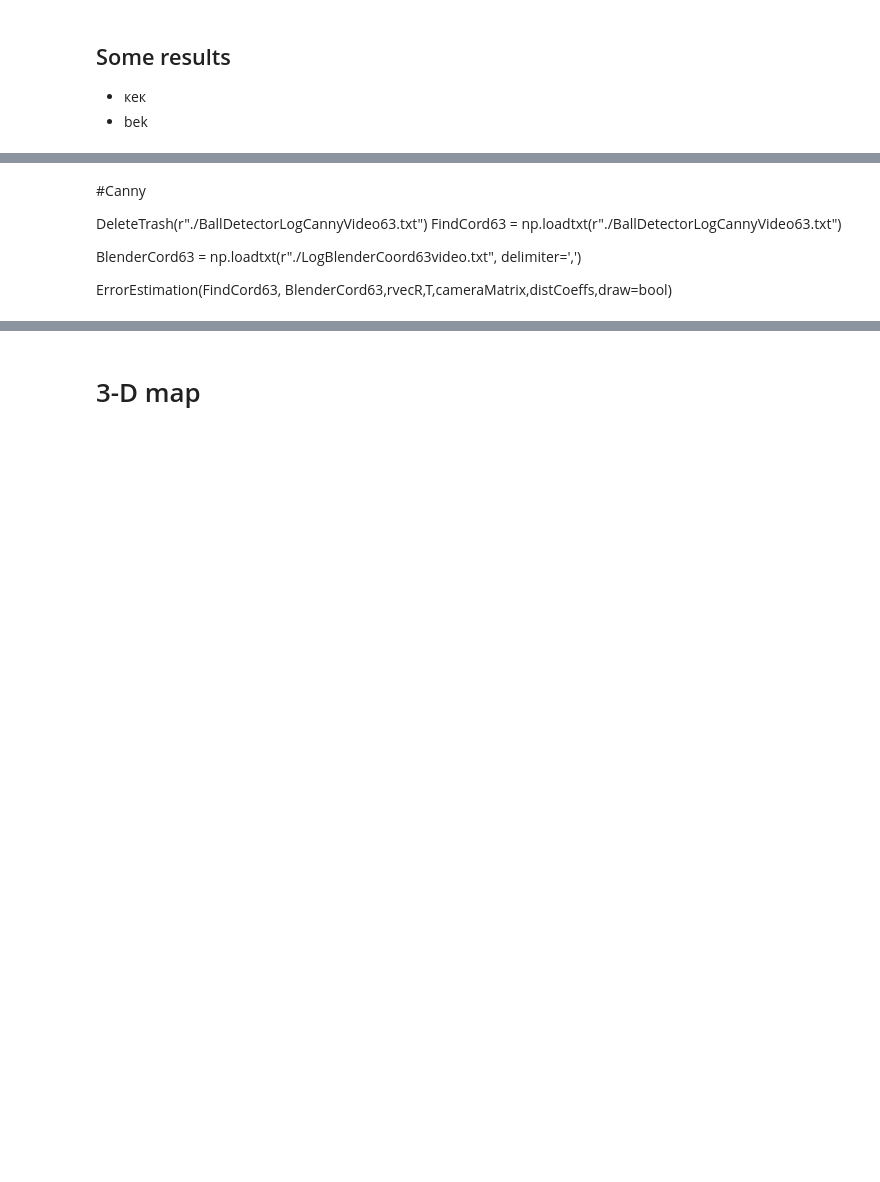
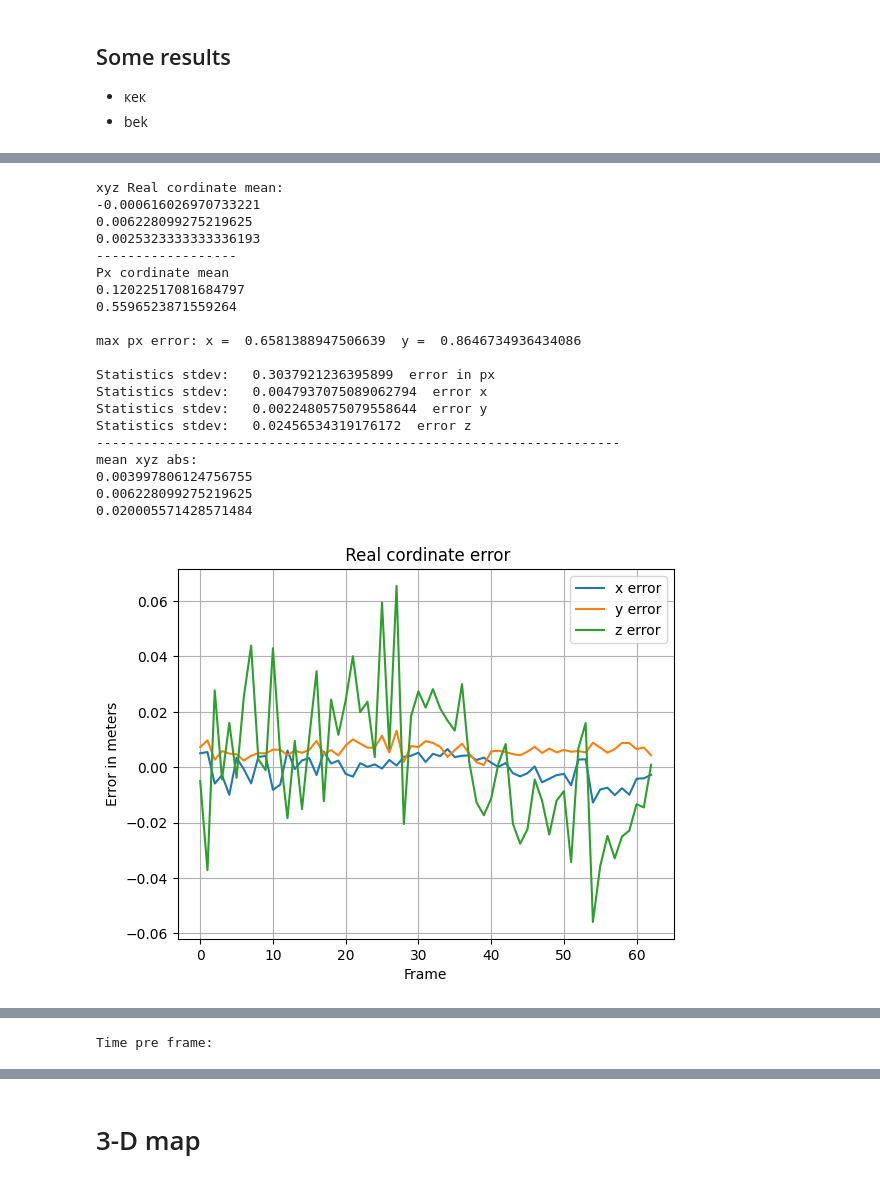
Before and after one commit to Cyber1derer/BallDetector, a Jupyter notebook: analysis/ProjectPointEstimation.ipynb, the cells around one changed output, grey strips where cells are left out. Drawn from its saved outputs; the diff is of its cells as text; code cells hidden in the pictures; blank space fills up the shorter version.

```diff
--- a/analysis/ProjectPointEstimation.ipynb
+++ b/analysis/ProjectPointEstimation.ipynb
@@ -188,10 +196,29 @@ mean xyz abs:
-# %% [markdown]
-
-#Canny
-
-DeleteTrash(r"./BallDetectorLogCannyVideo63.txt")
-FindCord63 = np.loadtxt(r"./BallDetectorLogCannyVideo63.txt")
-
-BlenderCord63  = np.loadtxt(r"./LogBlenderCoord63video.txt", delimiter=',')
-
-ErrorEstimation(FindCord63, BlenderCord63,rvecR,T,cameraMatrix,distCoeffs,draw=bool)
+# %%
+DeleteTrash(r"./BallDetectorLogHistUse.txt")
+FindCord63SobelOffset = np.loadtxt(r"./BallDetectorLogHistUse.txt")
+
+ErrorEstimation(FindCord63SobelOffset, BlenderCord63SobelOffset,rvecR,T,cameraMatrix,distCoeffs,draw=bool)
+
+print ("Time pre frame: ")
+# %% [output]
+xyz Real cordinate mean:
+-0.000616026970733221
+0.006228099275219625
+0.0025323333333336193
+------------------
+Px cordinate mean
+0.12022517081684797
+0.5596523871559264
+
+max px error: x =  0.6581388947506639  y =  0.8646734936434086
+
+Statistics stdev:   0.3037921236395899  error in px
+Statistics stdev:   0.0047937075089062794  error x
+Statistics stdev:   0.0022480575079558644  error y
+Statistics stdev:   0.02456534319176172  error z
+-------------------------------------------------------------------
+mean xyz abs:
+0.003997806124756755
+0.006228099275219625
+0.020005571428571484
+[figure, added]
@@ -197,0 +229 @@ ErrorEstimation(FindCord63, BlenderCord63,rvecR,T,cameraMatrix,distCoeffs,draw=b
+Time pre frame:
```
Also changed, not shown: parts of 7 cells of this notebook, 7 other files.
